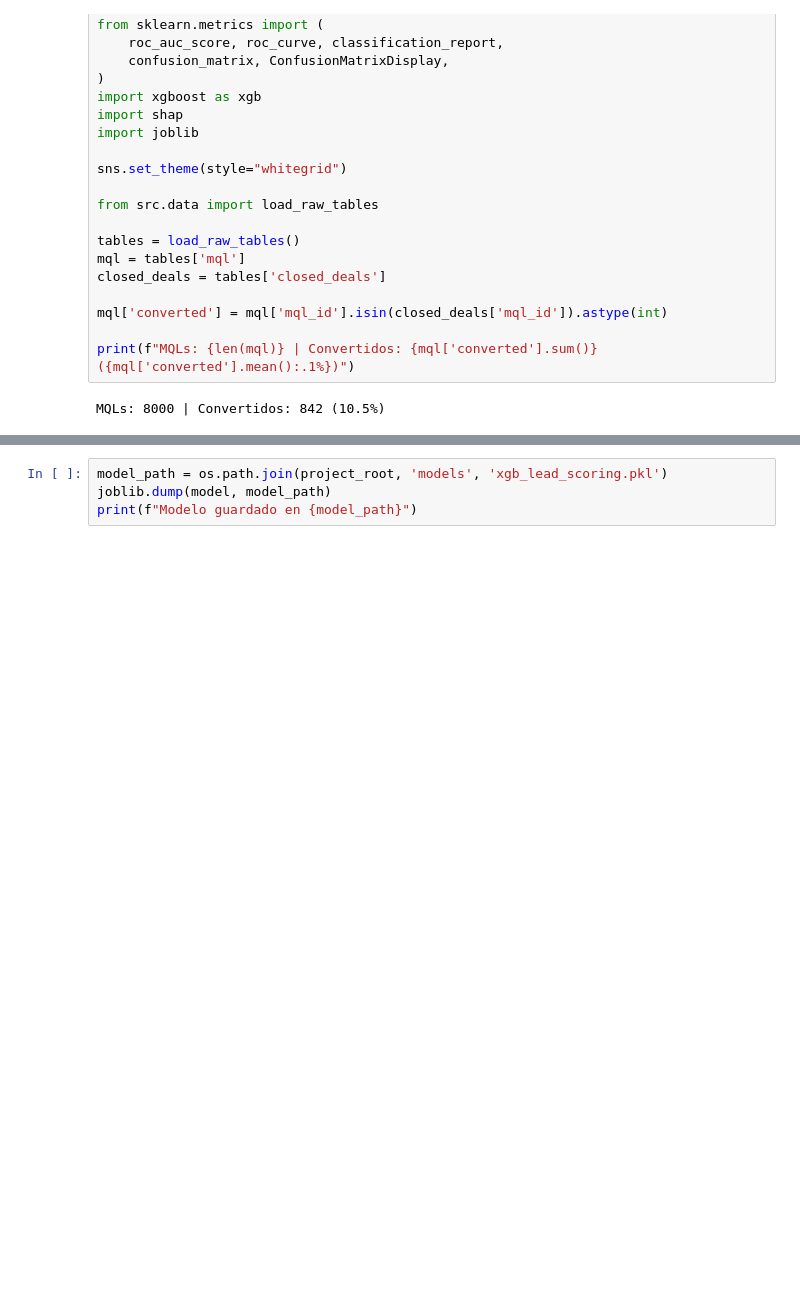
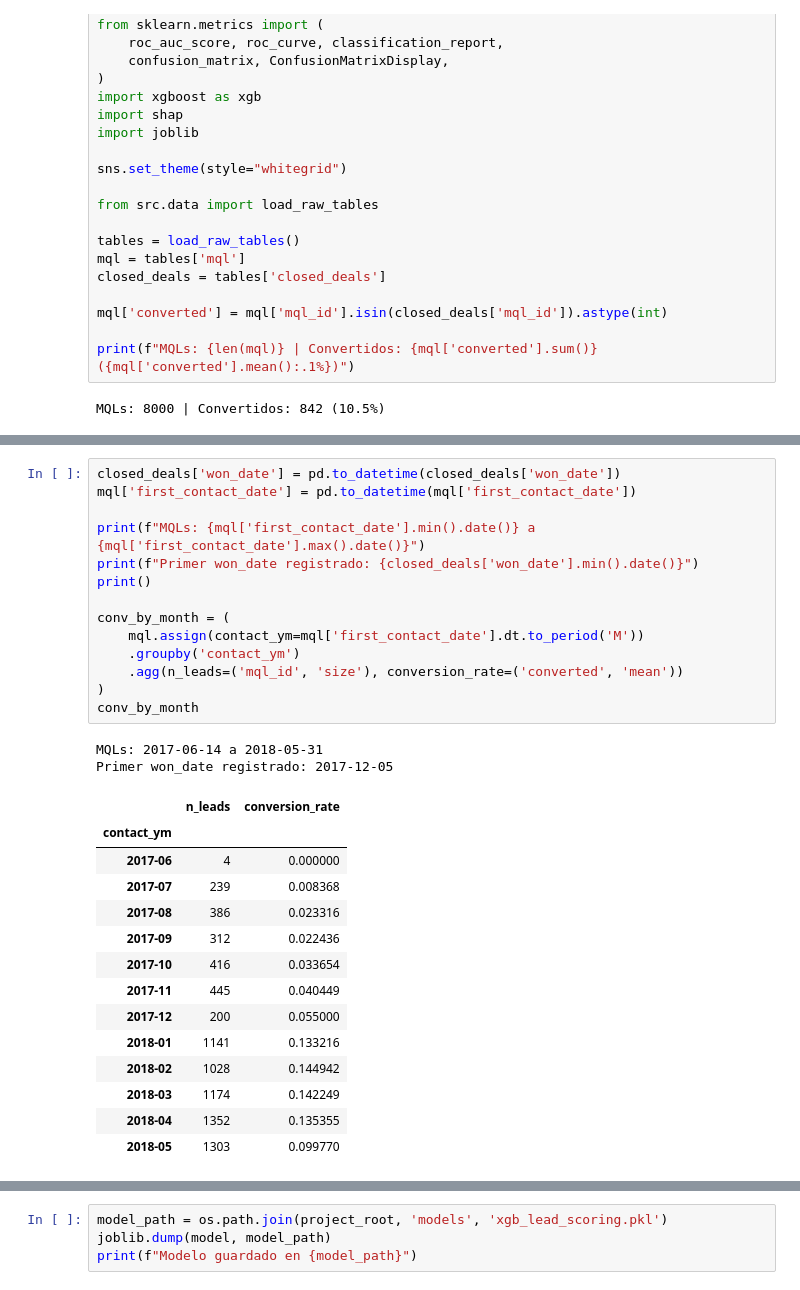
Before and after one commit to LeandroLocurcio/analisis-olist, a Jupyter notebook: notebooks/02_lead_scoring.ipynb, the cells around one changed output, grey strips where cells are left out. Saved outputs shown, nothing was run; the diff lists cells and outputs as text; blank space fills up the shorter version.

```diff
--- a/notebooks/02_lead_scoring.ipynb
+++ b/notebooks/02_lead_scoring.ipynb
@@ -44,0 +51,31 @@ MQLs: 8000 | Convertidos: 842 (10.5%)
+# %%
+closed_deals['won_date'] = pd.to_datetime(closed_deals['won_date'])
+mql['first_contact_date'] = pd.to_datetime(mql['first_contact_date'])
+
+print(f"MQLs: {mql['first_contact_date'].min().date()} a {mql['first_contact_date'].max().date()}")
+print(f"Primer won_date registrado: {closed_deals['won_date'].min().date()}")
+print()
+
+conv_by_month = (
+    mql.assign(contact_ym=mql['first_contact_date'].dt.to_period('M'))
+    .groupby('contact_ym')
+    .agg(n_leads=('mql_id', 'size'), conversion_rate=('converted', 'mean'))
+)
+conv_by_month
+# %% [output]
+MQLs: 2017-06-14 a 2018-05-31
+Primer won_date registrado: 2017-12-05
+|  | n_leads | conversion_rate |
+| contact_ym |  |  |
+| 2017-06 | 4 | 0.000000 |
+| 2017-07 | 239 | 0.008368 |
+| 2017-08 | 386 | 0.023316 |
+| 2017-09 | 312 | 0.022436 |
+| 2017-10 | 416 | 0.033654 |
+| 2017-11 | 445 | 0.040449 |
+| 2017-12 | 200 | 0.055000 |
+| 2018-01 | 1141 | 0.133216 |
+| 2018-02 | 1028 | 0.144942 |
+| 2018-03 | 1174 | 0.142249 |
+| 2018-04 | 1352 | 0.135355 |
+| 2018-05 | 1303 | 0.099770 |
```
Also changed, not shown: parts of 20 cells of this notebook, 3 other files.
